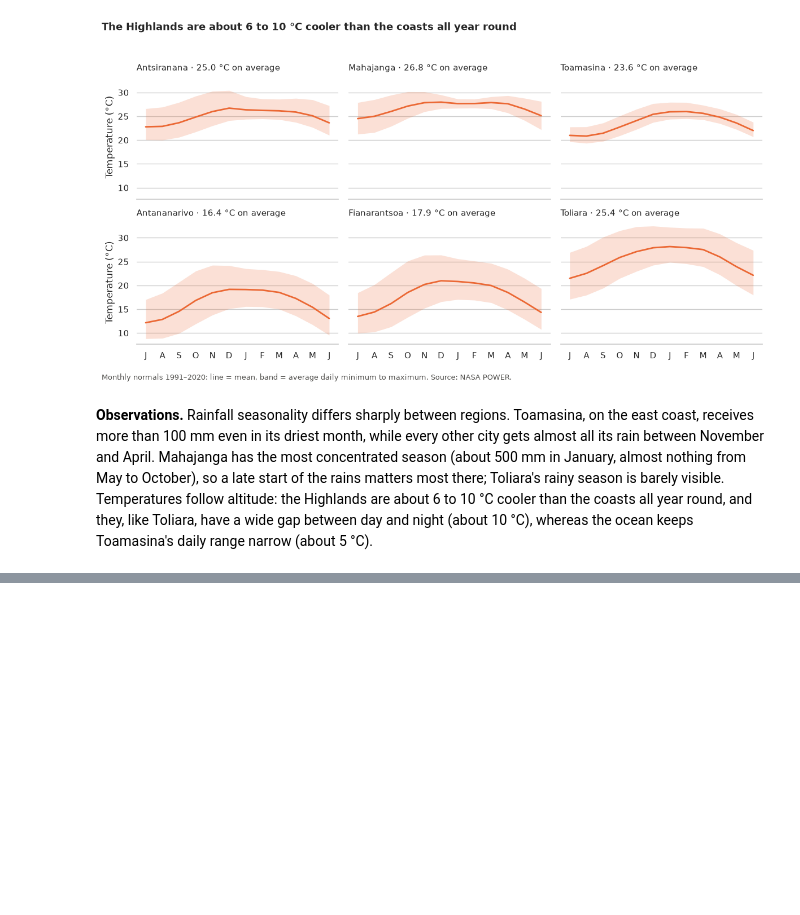
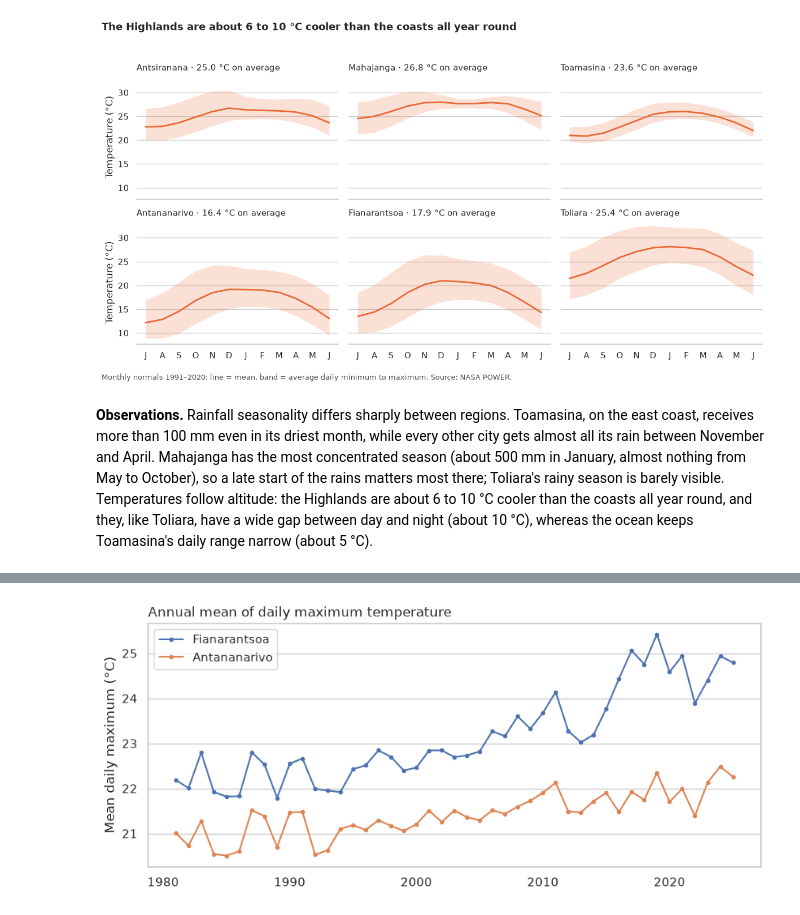
Before and after one commit to nirinaHelena/heather, a Jupyter notebook: notebooks/02_analysis.ipynb, the cells around one changed output, grey strips where cells are left out. Saved outputs shown, nothing was run; the diff lists cells and outputs as text; code cells hidden in the pictures; blank space fills up the shorter version.

Commit message:
Add ERA5 temperature cross-check, trends and warming stripes

```diff
--- a/notebooks/02_analysis.ipynb
+++ b/notebooks/02_analysis.ipynb
@@ -150,0 +180,22 @@ plt.show()
+# %%
+VARIABLES = ["tmean", "tmax", "tmin", "rain", "tmean_era5", "tmax_era5", "tmin_era5"]
+
+rows = []
+for city in CITY_ORDER:
+    sub = annual[annual["city"] == city].sort_values("year")
+    for var in VARIABLES:
+        lr = stats.linregress(sub["year"], sub[var])
+        mkt = mk.original_test(sub[var])
+        mkt_hr = mk.hamed_rao_modification_test(sub[var])
+        rows.append({
+            "city": city,
+            "variable": var,
+            "ols_per_decade": lr.slope * 10,
+            "sen_per_decade": mkt.slope * 10,
+            "mk_p": mkt.p,
+            "mk_hr_p": mkt_hr.p,
+            "significant": (mkt_hr.p if pd.notna(mkt_hr.p) else mkt.p) < 0.05,
+        })
+
+trends = pd.DataFrame(rows)
+trends.round(3)
@@ -150,0 +249,11 @@ plt.show()
+# %%
+fig, ax = plt.subplots(figsize=(10, 4))
+for city in ["fianarantsoa", "antananarivo"]:
+    sub = annual[annual["city"] == city]
+    ax.plot(sub["year"], sub["tmax"], marker="o", markersize=3, label=city.capitalize())
+ax.set_ylabel("Mean daily maximum (°C)")
+ax.set_title("Annual mean of daily maximum temperature", loc="left")
+ax.legend()
+plt.show()
+# %% [output]
+[figure, added]
```
Also changed, not shown: parts of 14 cells of this notebook, 10 other files.
